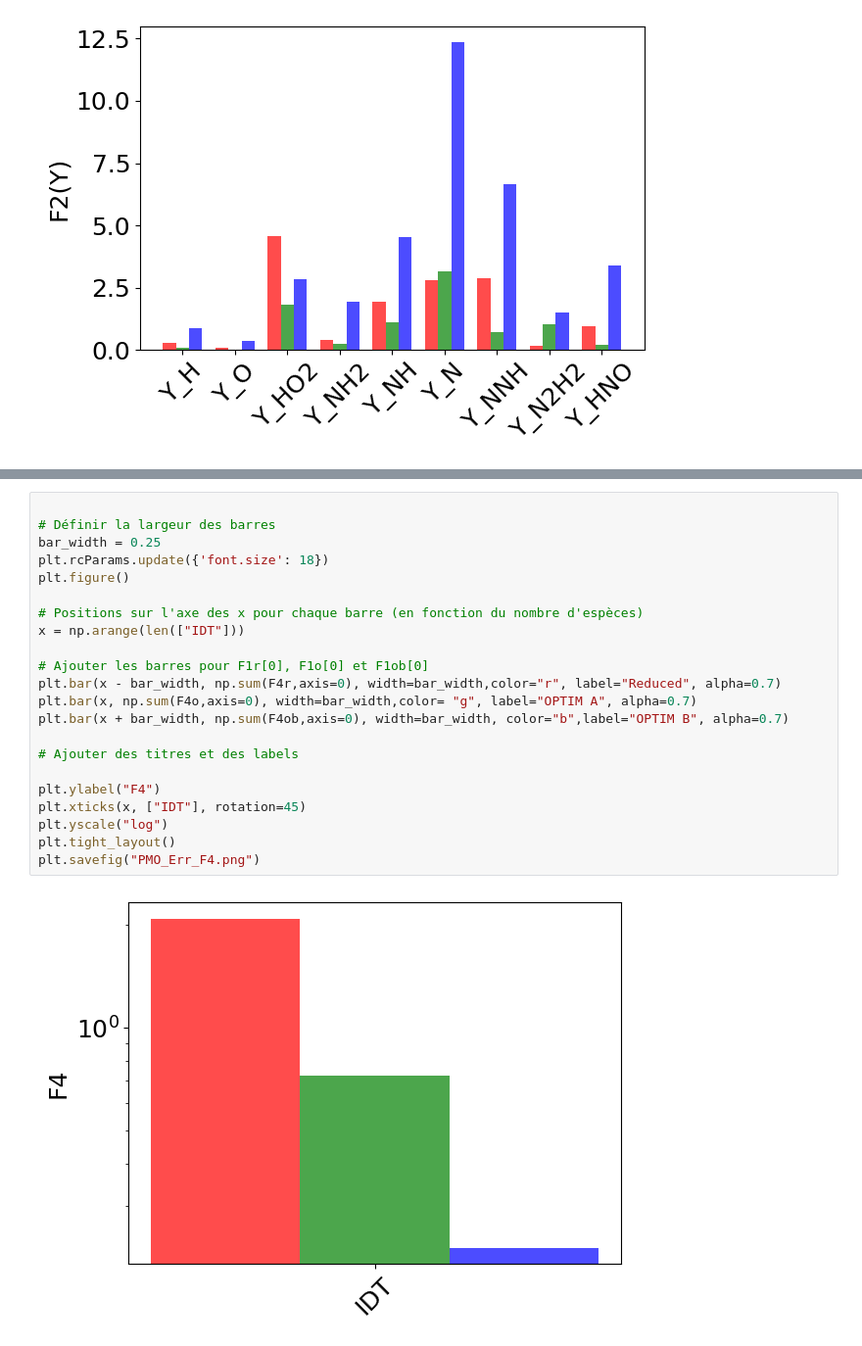
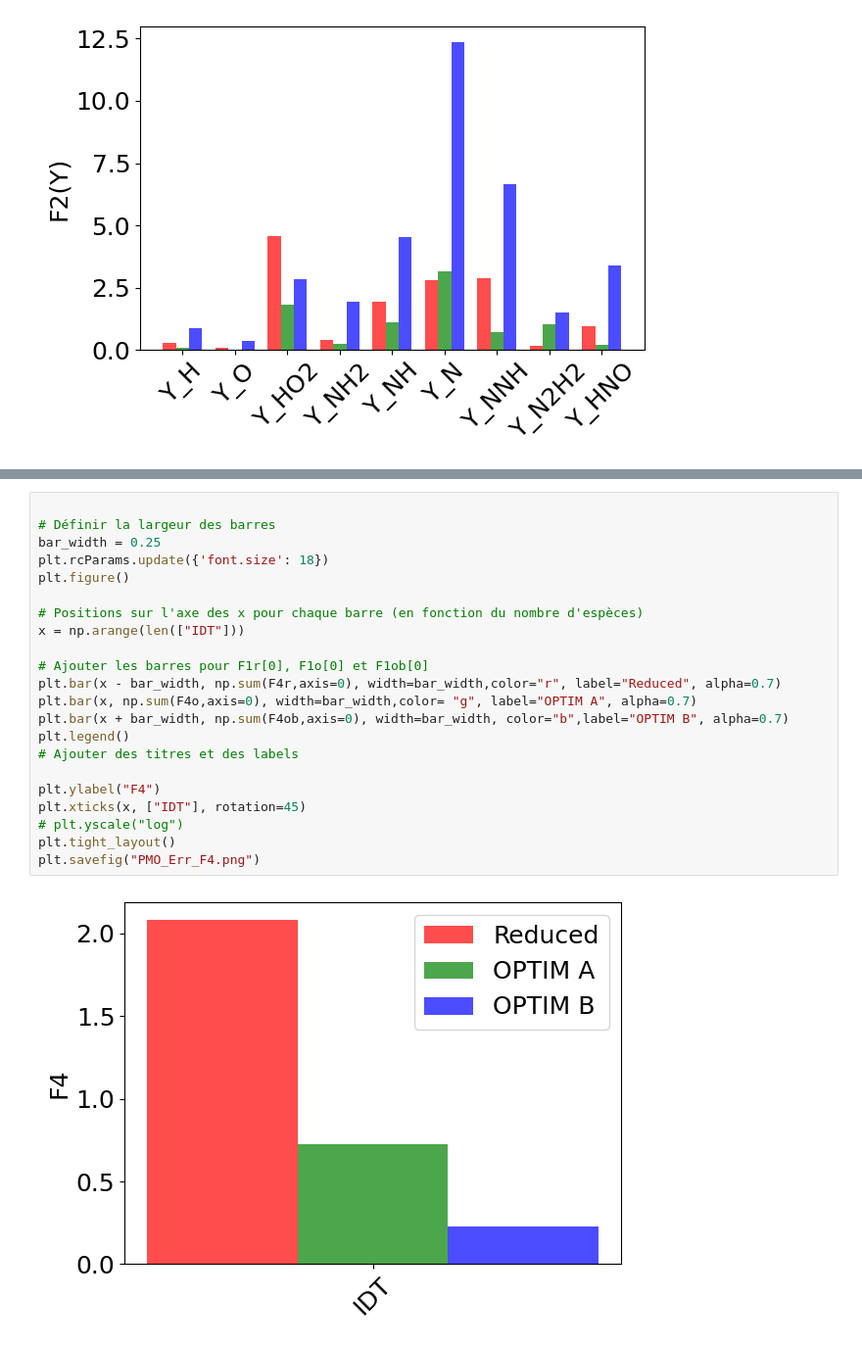
Before and after one commit to MartinMNKG/Automated_Reduced, a Jupyter notebook: notebook/Visu_PMO.ipynb, the cells around one changed output, grey strips where cells are left out. Shown: that part at 98% size. Drawn from its saved outputs; the diff is of its cells as text.

```diff
--- a/notebook/Visu_PMO.ipynb
+++ b/notebook/Visu_PMO.ipynb
@@ -303,24 +303,24 @@ plt.savefig(f"PMO_F3_T.png")
 # %%
 
 # Définir la largeur des barres
 bar_width = 0.25
 plt.rcParams.update({'font.size': 18})
 plt.figure()
 
 # Positions sur l'axe des x pour chaque barre (en fonction du nombre d'espèces)
 x = np.arange(len(["IDT"]))
 
 # Ajouter les barres pour F1r[0], F1o[0] et F1ob[0]
 plt.bar(x - bar_width, np.sum(F4r,axis=0), width=bar_width,color="r", label="Reduced", alpha=0.7)
 plt.bar(x, np.sum(F4o,axis=0), width=bar_width,color= "g", label="OPTIM A", alpha=0.7)
 plt.bar(x + bar_width, np.sum(F4ob,axis=0), width=bar_width, color="b",label="OPTIM B", alpha=0.7)
-
+plt.legend()
 # Ajouter des titres et des labels
 
 plt.ylabel("F4")
 plt.xticks(x, ["IDT"], rotation=45)
-plt.yscale("log")
+# plt.yscale("log")
 plt.tight_layout()
 plt.savefig("PMO_Err_F4.png")
 # %% [output]
-[figure, old version]
+[figure, new version]
```
Also changed, not shown: parts of 12 cells of this notebook, 3 other files.
